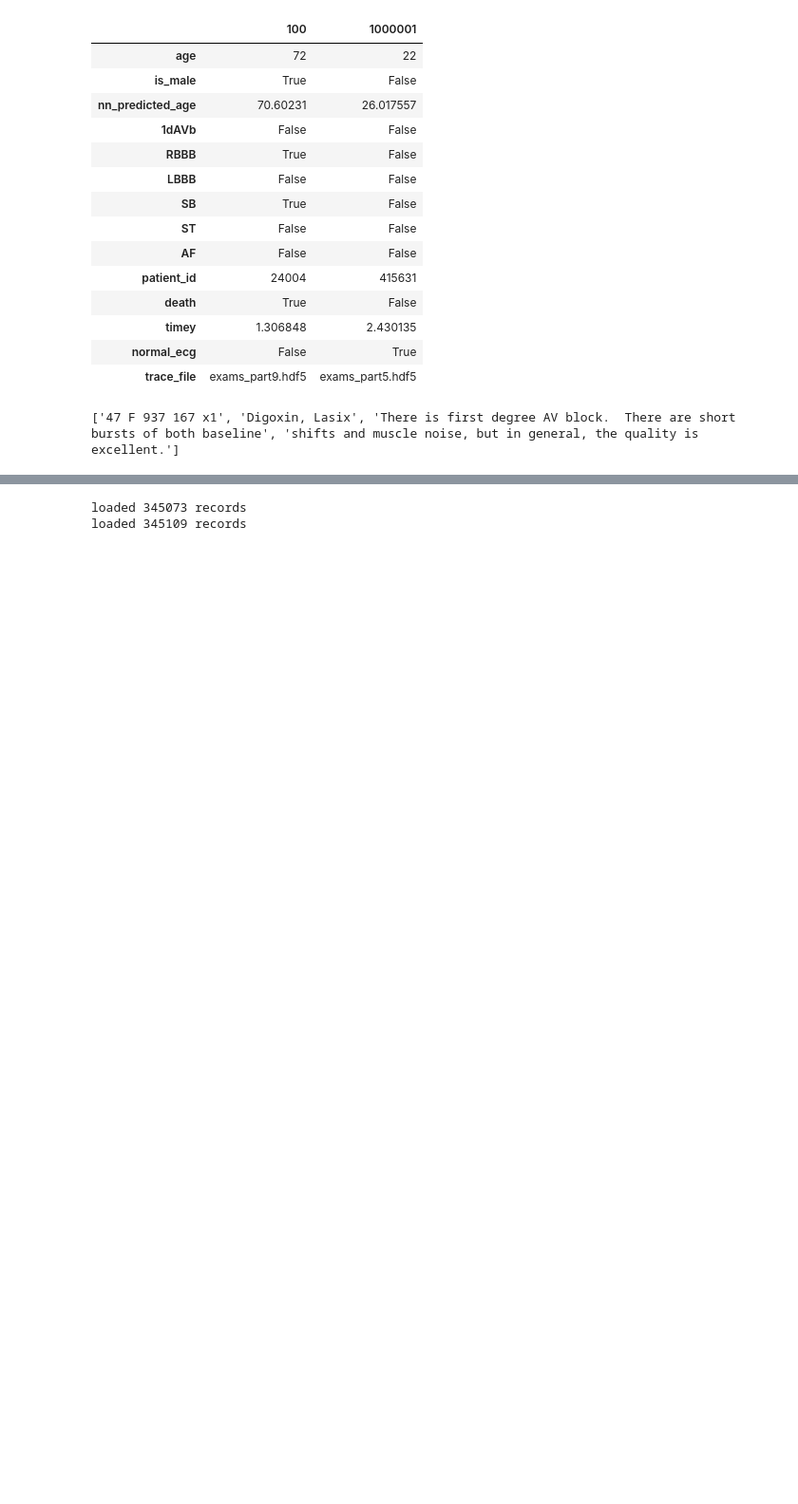
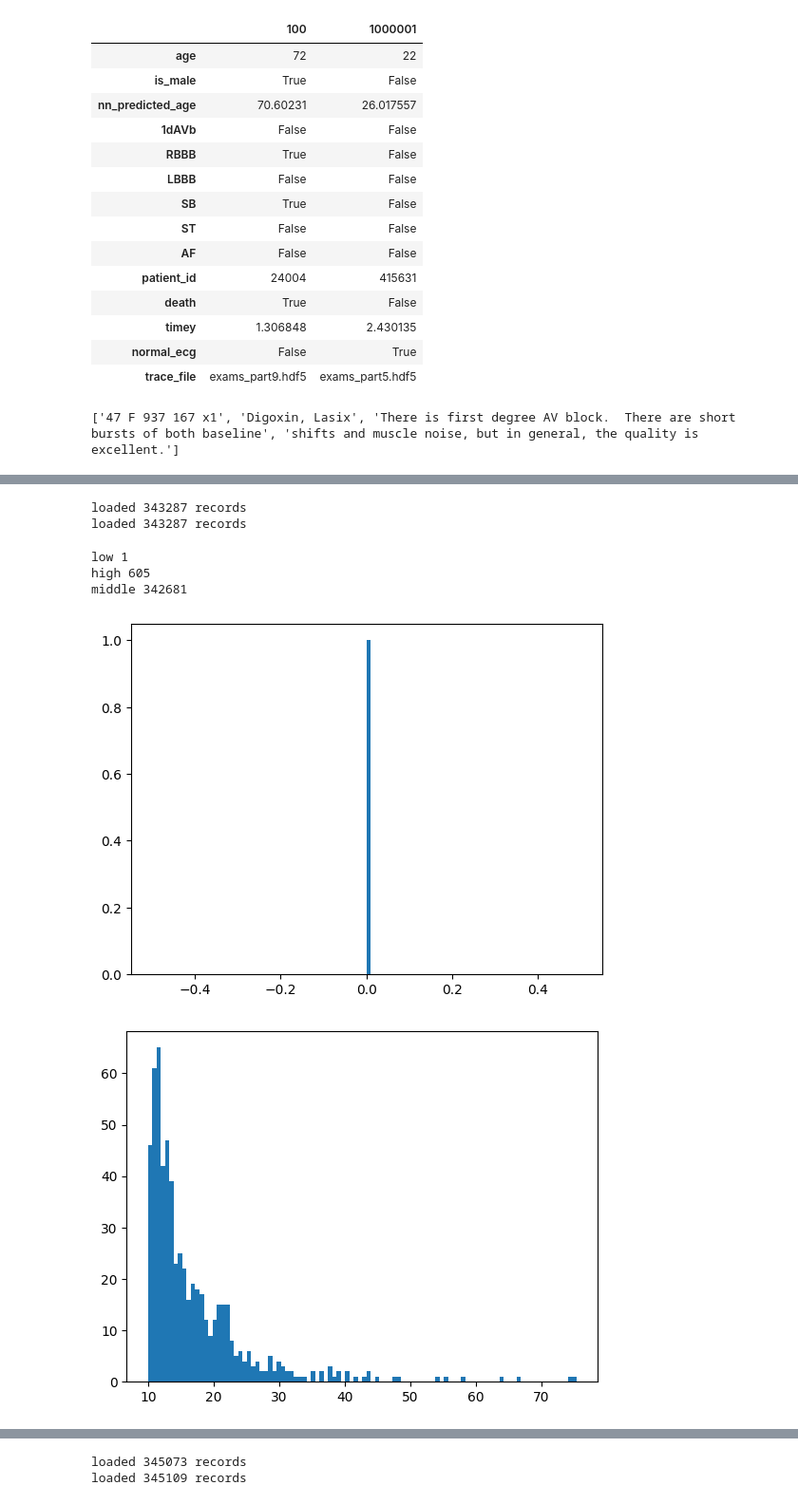
Before and after one commit to luna97/MIT-BIH_ecg_arrhytmia, a Jupyter notebook: test.ipynb, the cells around one changed output, grey strips where cells are left out. Shown at 95% size. Drawn from its saved outputs; the diff is of its cells as text; code cells hidden in the pictures; blank space fills up the shorter version.

```diff
--- a/test.ipynb
+++ b/test.ipynb
@@ -272,0 +264,40 @@ torch.Size([32, 3600])
+# %%
+import dataset.code_15 as code_15
+import torch
+from torch.utils.data import DataLoader
+from matplotlib import pyplot as plt
+from tqdm import tqdm
+
+train_dataset = code_15.ECGCODE15Dataset('/media/Volume/data/CODE15/unlabeled_records_360', num_leads=12, random_shift=True, patch_size=64, normalize=False)
+train_dataset_cleaned = code_15.ECGCODE15Dataset('/media/Volume/data/CODE15/unlabeled_records_360_nkclean', num_leads=12, random_shift=True, patch_size=64, normalize=False)
+
+vars = []
+for i in tqdm(range(len(train_dataset))):
+    vars.append((i, train_dataset[i]['signal'].var().item()))
+# %% [output]
+loaded 343287 records
+loaded 343287 records
+# %%
+variances = [v[1] for v in vars]
+low_variances = [v for v in variances if v < 0.0001]
+print('low', len(low_variances))
+hihg_variances = [v for v in variances if v > 10 ]
+len(hihg_variances)
+print('high', len(hihg_variances))
+middle_variances = [v for v in variances if v > 0.0001 and v < 10]
+len(middle_variances)
+print('middle', len(middle_variances))
+
+# plot the histogram of the signal length
+plt.hist(low_variances, bins=100)
+plt.show()
+plt.hist(hihg_variances, bins=100)
+plt.show()
+plt.hist(middle_variances, bins=100)
+plt.show()
+# %% [output]
+low 1
+high 605
+middle 342681
+[figure, added]
+[figure, added]
```
Also changed, not shown: parts of 9 cells of this notebook, 15 other files.
